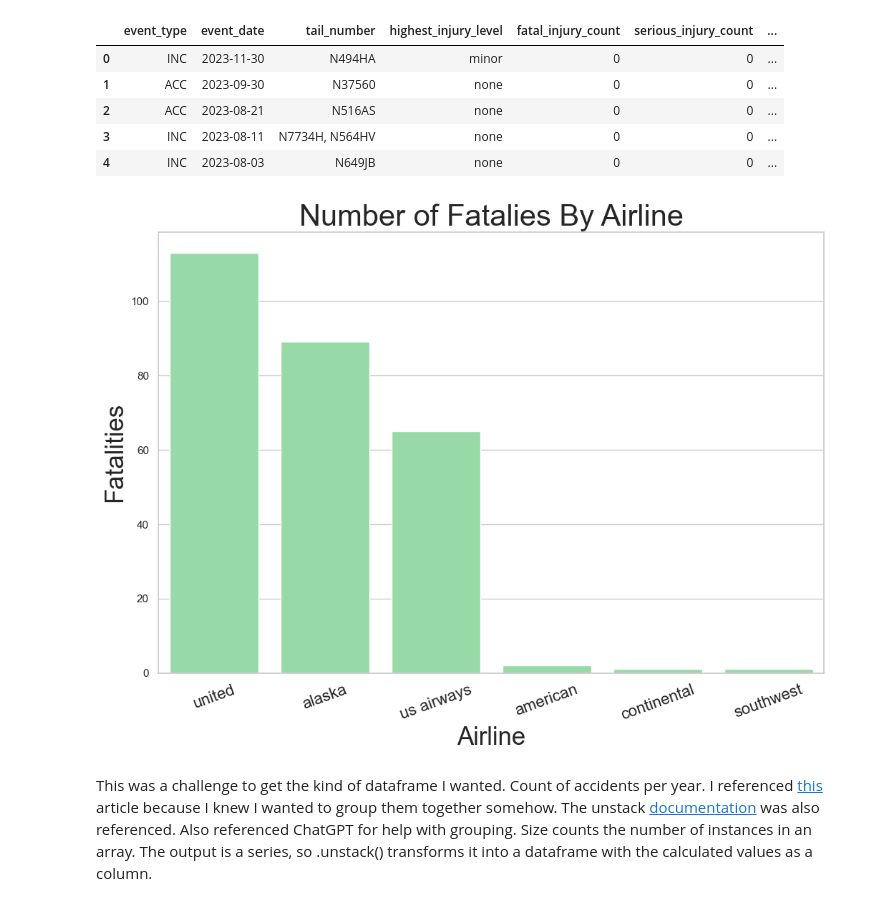
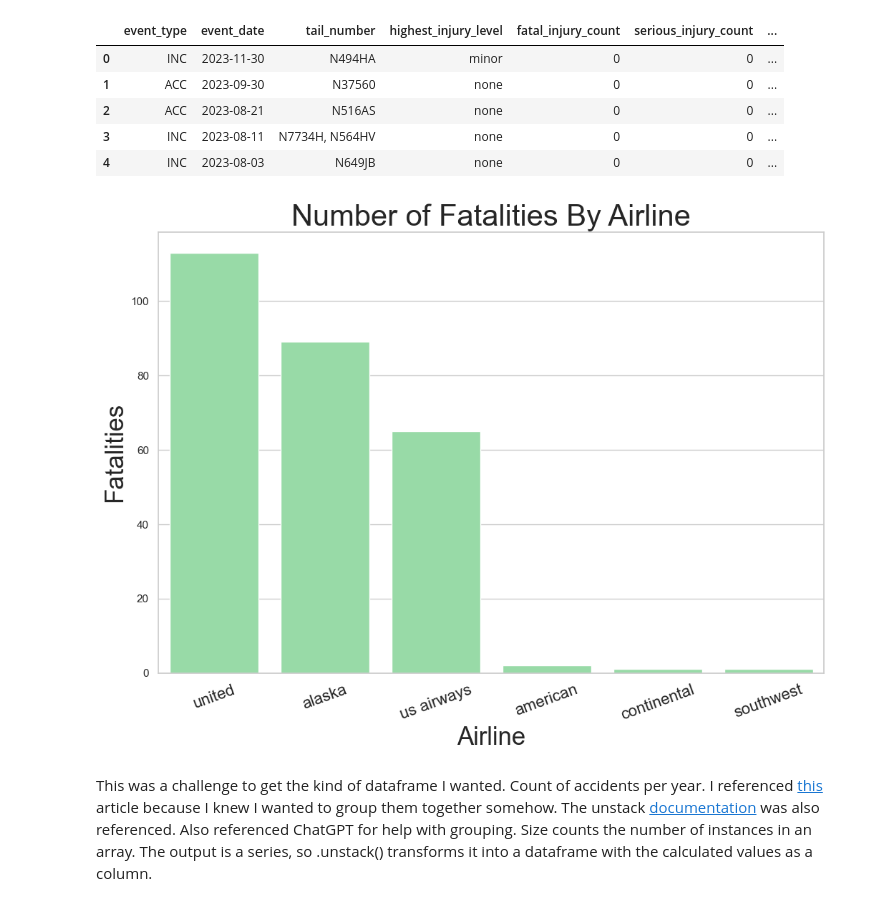
Before and after one commit to FragariaChemist/airline_safety, a Jupyter notebook: jupyter_notebooks/04_data_exploration_through_vis_kh.ipynb, the cells around one changed output. Cells and saved outputs as stored; diff of their text form; code cells hidden in the pictures.

```diff
--- a/jupyter_notebooks/04_data_exploration_through_vis_kh.ipynb
+++ b/jupyter_notebooks/04_data_exploration_through_vis_kh.ipynb
@@ -31,26 +31,26 @@ fatalities_per_operator = fatalities_per_operator.sort_values(by = 'fatal_injury
 # %%
 # Plot Settings
 plt.figure(figsize = (12, 8))
 sns.set_theme(style="whitegrid")
 plt.tight_layout()
 
 sns.set_color_codes("pastel")
 sns.barplot(data = fatalities_per_operator,
             x = 'operator',
             y = 'fatal_injury_count',
            color = 'g')
 
 # Plot Labels
-plt.title('Number of Fatalies By Airline', size = 30)
+plt.title('Number of Fatalities By Airline', size = 30)
 
 plt.xlabel('Airline', size = 25)
 plt.xticks(size = 16, rotation = 20)
 plt.ylabel('Fatalities', size = 25)
 
 #Save and export
 plt.savefig('../images/number_fatalities_by_airline.png', dpi = 192);
 # %% [output]
-[figure, old version]
+[figure, new version]
 # %%
 #Separate dataframe by accident and incident.  Need to make copies to prevent error warnings
 accidents_only = airline_df[airline_df['event_type'] == 'ACC'].copy()
```
Also changed, not shown: 5 other files.
